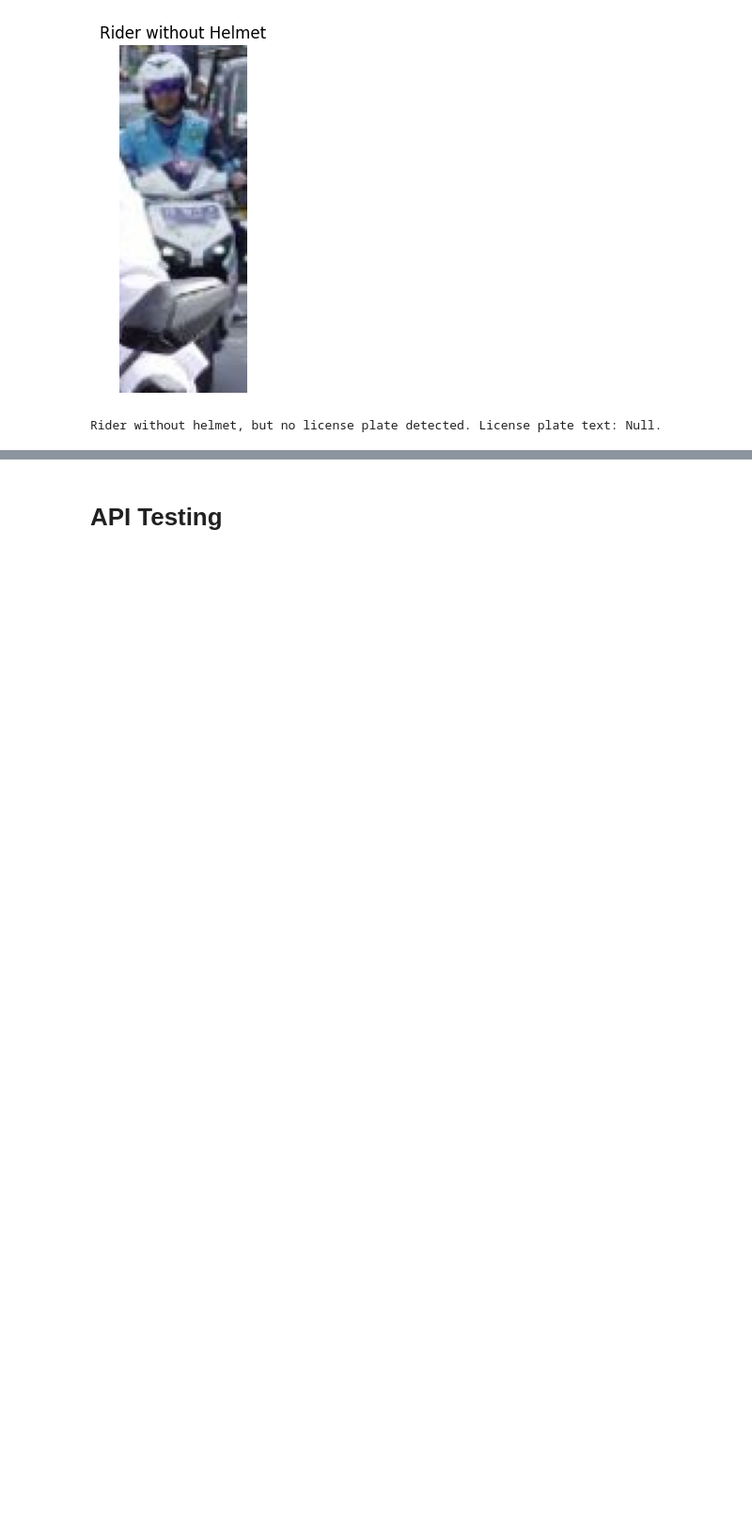
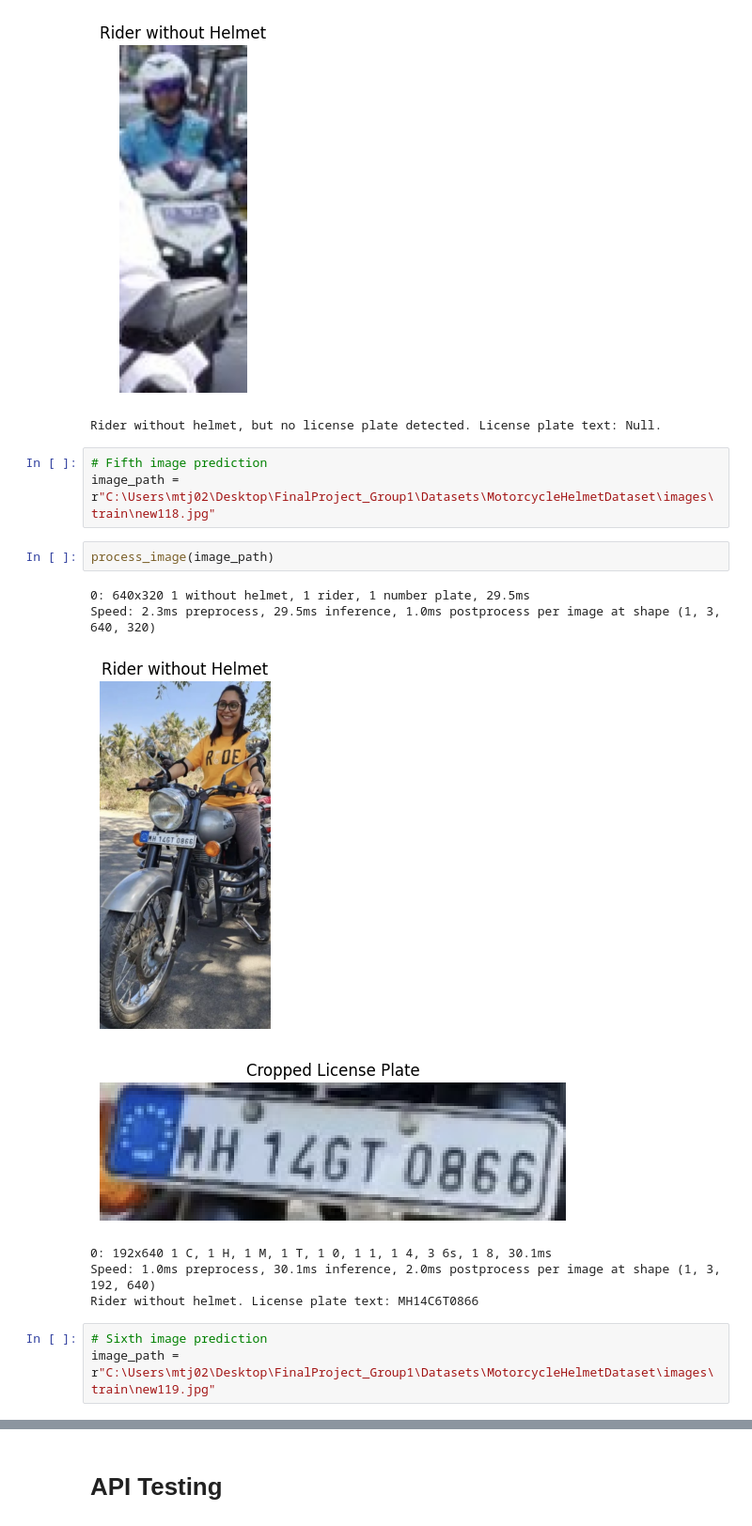
Before and after one commit to MichaelTj02/FinalProject_Group1, a Jupyter notebook: CombinedModel.ipynb, the cells around one changed output, grey strips where cells are left out. Shown at 94% size. Saved outputs shown, nothing was run; the diff lists cells and outputs as text; blank space fills up the shorter version.

```diff
--- a/CombinedModel.ipynb
+++ b/CombinedModel.ipynb
@@ -160,3 +160,19 @@ Speed: 1.0ms preprocess, 4.1ms inference, 1.0ms postprocess per image at shape (
 Rider without helmet. License plate text: 6
 [figure]
 Rider without helmet, but no license plate detected. License plate text: Null.
+# %%
+# Fifth image prediction
+image_path = r"C:\Users\mtj02\Desktop\FinalProject_Group1\Datasets\MotorcycleHelmetDataset\images\train\new118.jpg"
+# %%
+process_image(image_path)
+# %% [output]
+0: 640x320 1 without helmet, 1 rider, 1 number plate, 29.5ms
+Speed: 2.3ms preprocess, 29.5ms inference, 1.0ms postprocess per image at shape (1, 3, 640, 320)
+[figure, added]
+[figure, added]
+0: 192x640 1 C, 1 H, 1 M, 1 T, 1 0, 1 1, 1 4, 3 6s, 1 8, 30.1ms
+Speed: 1.0ms preprocess, 30.1ms inference, 2.0ms postprocess per image at shape (1, 3, 192, 640)
+Rider without helmet. License plate text: MH14C6T0866
+# %%
+# Sixth image prediction
+image_path = r"C:\Users\mtj02\Desktop\FinalProject_Group1\Datasets\MotorcycleHelmetDataset\images\train\new119.jpg"
```
Also changed, not shown: parts of 1 cell of this notebook.
